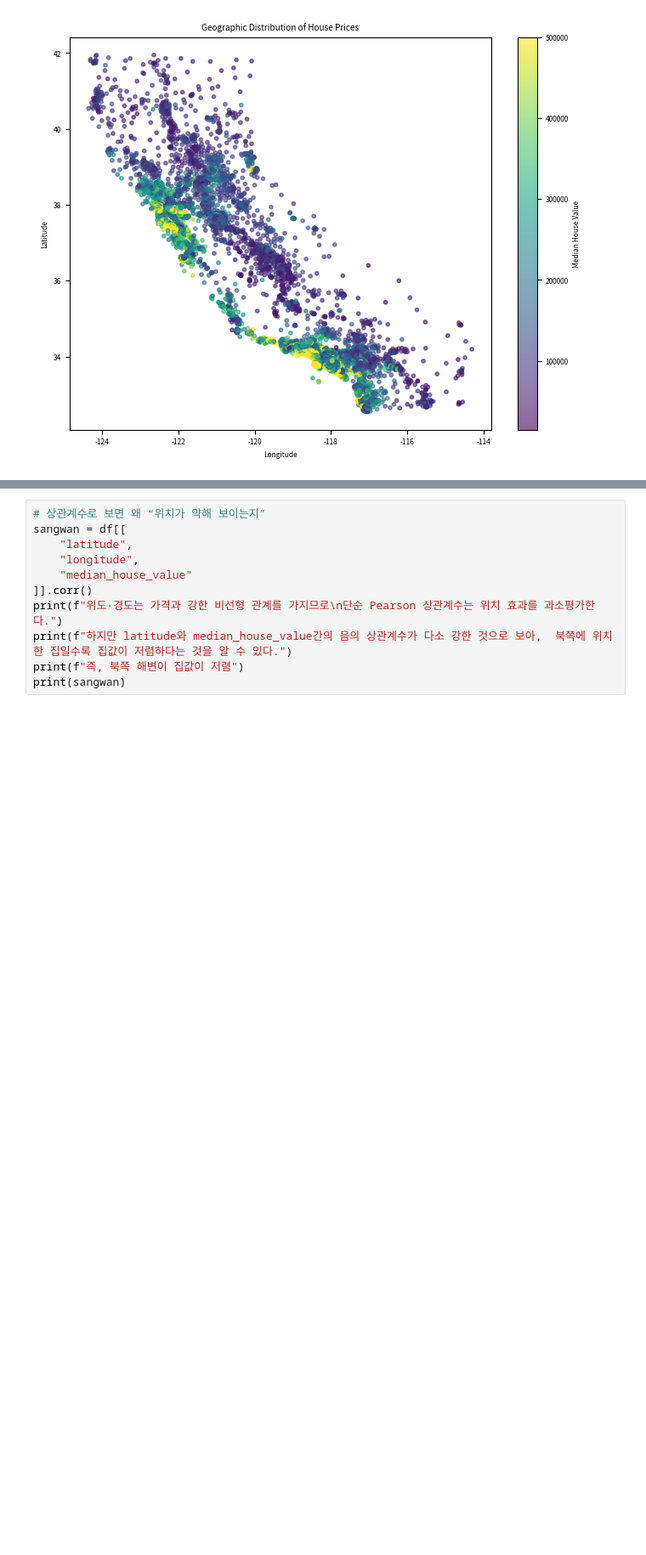
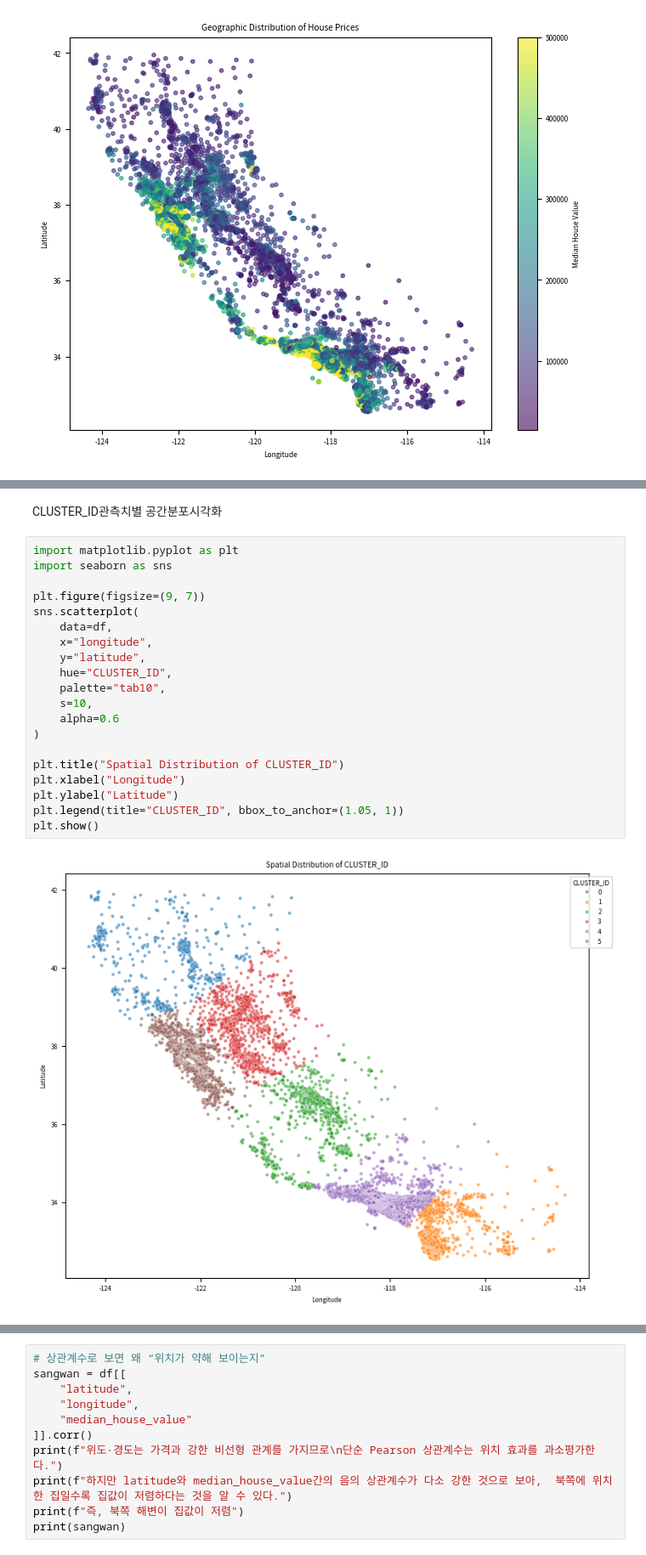
Before and after one commit to GYULLTANGURRI/main, a Jupyter notebook: 12월/데이터분석 캡스톤/데이터분석 캡스톤05/데이터분석 캡스톤05.ipynb, the cells around one changed output, grey strips where cells are left out. Shown at 85% size. Saved outputs shown, nothing was run; the diff lists cells and outputs as text; blank space fills up the shorter version.

```diff
--- a/12월/데이터분석 캡스톤/데이터분석 캡스톤05/데이터분석 캡스톤05.ipynb
+++ b/12월/데이터분석 캡스톤/데이터분석 캡스톤05/데이터분석 캡스톤05.ipynb
@@ -668,0 +1376,24 @@ plt.show()
+# %% [markdown]
+CLUSTER_ID관측치별 공간분포시각화
+# %%
+import matplotlib.pyplot as plt
+import seaborn as sns
+
+plt.figure(figsize=(9, 7))
+sns.scatterplot(
+    data=df,
+    x="longitude",
+    y="latitude",
+    hue="CLUSTER_ID",
+    palette="tab10",
+    s=10,
+    alpha=0.6
+)
+
+plt.title("Spatial Distribution of CLUSTER_ID")
+plt.xlabel("Longitude")
+plt.ylabel("Latitude")
+plt.legend(title="CLUSTER_ID", bbox_to_anchor=(1.05, 1))
+plt.show()
+# %% [output]
+[figure, added]
```
Also changed, not shown: parts of 62 cells of this notebook, 22 other files.
